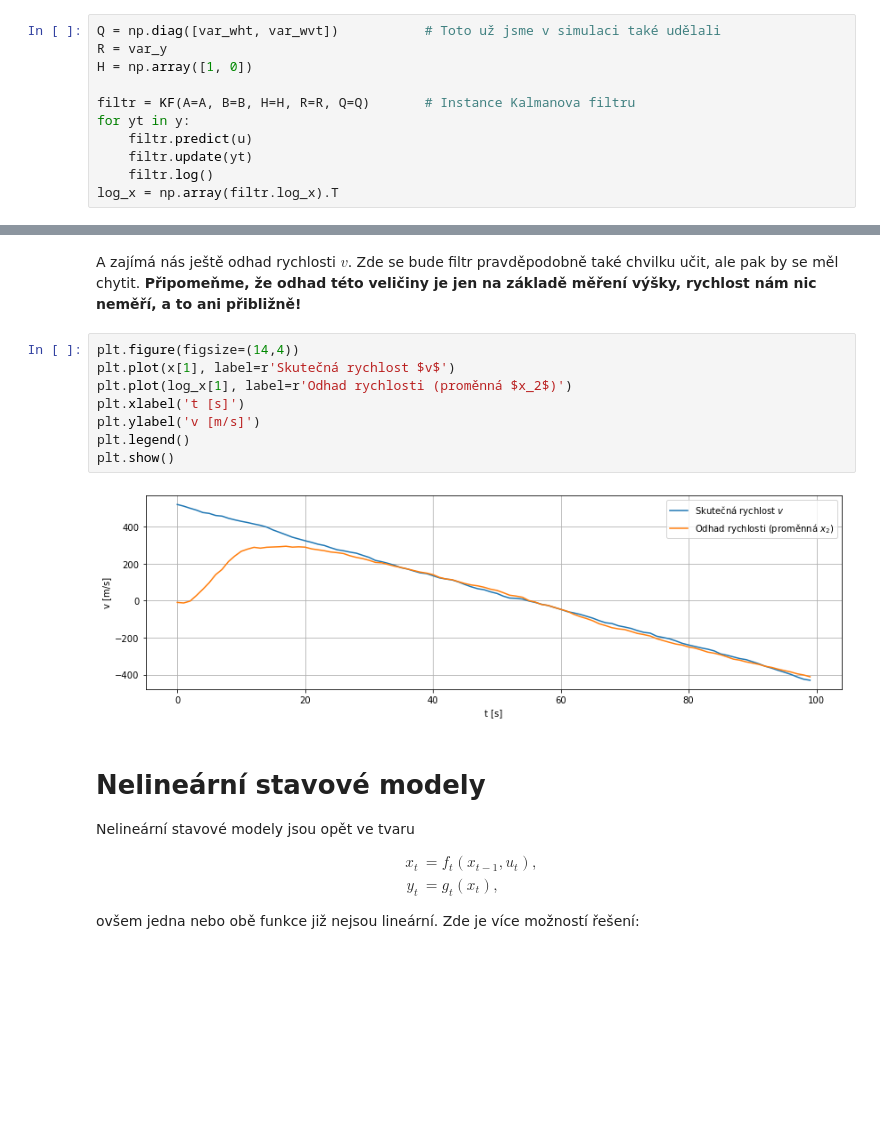
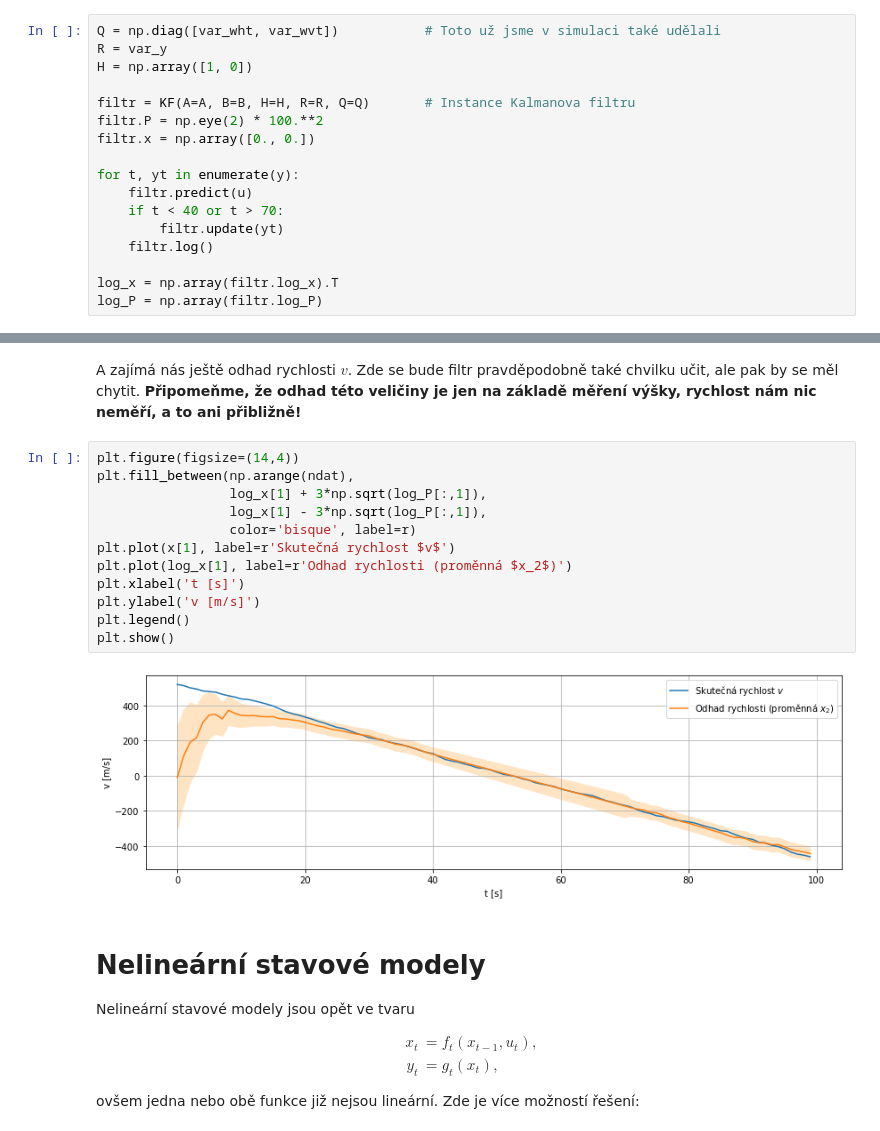
Before and after one commit to TaIos/bml, a Jupyter notebook: prednasky/Kalmanuv_filtr_KD.ipynb, the cells around one changed output, grey strips where cells are left out. Cells and saved outputs as stored; diff of their text form; blank space fills up the shorter version.

```diff
--- a/prednasky/Kalmanuv_filtr_KD.ipynb
+++ b/prednasky/Kalmanuv_filtr_KD.ipynb
@@ -505,11 +505,17 @@ R = var_y
 H = np.array([1, 0])
 
 filtr = KF(A=A, B=B, H=H, R=R, Q=Q)       # Instance Kalmanova filtru
-for yt in y:
+filtr.P = np.eye(2) * 100.**2
+filtr.x = np.array([0., 0.])
+
+for t, yt in enumerate(y):
     filtr.predict(u)
-    filtr.update(yt)
+    if t < 40 or t > 70:
+        filtr.update(yt)
     filtr.log()
+
 log_x = np.array(filtr.log_x).T
+log_P = np.array(filtr.log_P)
 # %% [markdown]
 ### Měření
 Nejdříve se podívejme, co vlastně máme k dispozici. Jen zašuměná měření výšky z GPS.
@@ -551,14 +573,18 @@ plt.show()
 A zajímá nás ještě odhad rychlosti $v$. Zde se bude filtr pravděpodobně také chvilku učit, ale pak by se měl chytit. **Připomeňme, že odhad této veličiny je jen na základě měření výšky, rychlost nám nic neměří, a to ani přibližně!**
 # %%
 plt.figure(figsize=(14,4))
+plt.fill_between(np.arange(ndat),
+                 log_x[1] + 3*np.sqrt(log_P[:,1]),
+                 log_x[1] - 3*np.sqrt(log_P[:,1]),
+                 color='bisque', label=r)
 plt.plot(x[1], label=r'Skutečná rychlost $v$')
 plt.plot(log_x[1], label=r'Odhad rychlosti (proměnná $x_2$)')
 plt.xlabel('t [s]')
 plt.ylabel('v [m/s]')
 plt.legend()
 plt.show()
 # %% [output]
-[figure, old version]
+[figure, new version]
 # %% [markdown]
 # Nelineární stavové modely
 
```
Also changed, not shown: parts of 7 cells of this notebook, 1 other file.
